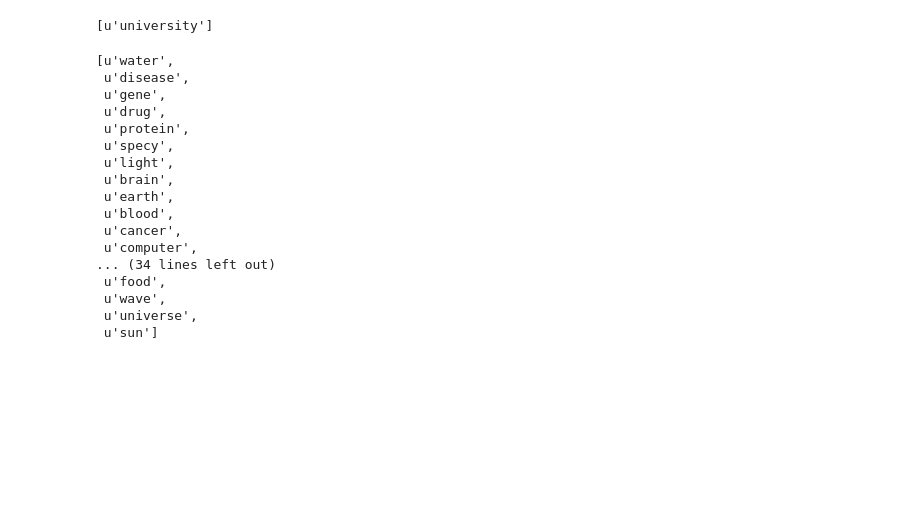
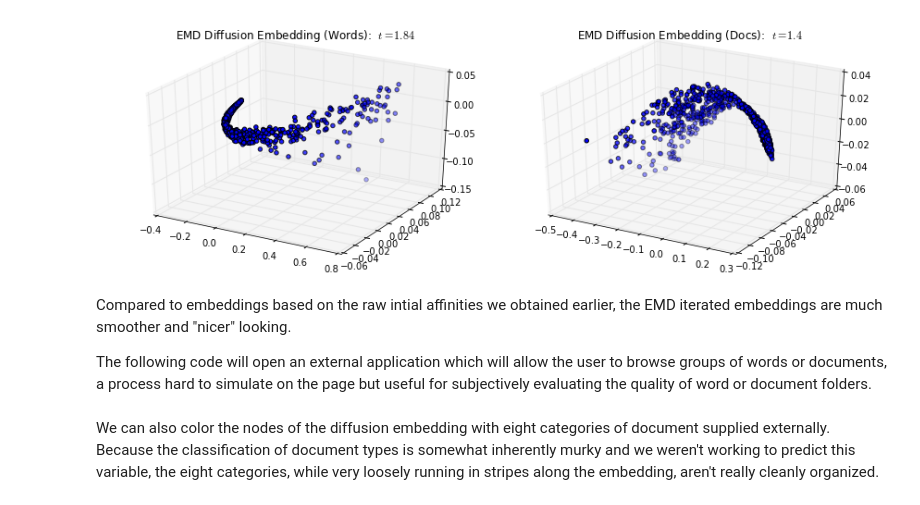
Before and after one commit to hgfalling/pyquest_work, a Jupyter notebook: thesis_SN.ipynb, the cells around one changed output. Drawn from its saved outputs; the diff is of its cells as text; code cells hidden in the pictures; blank space fills up the shorter version.

```diff
--- a/thesis_SN.ipynb
+++ b/thesis_SN.ipynb
@@ -152,8 +123,0 @@ b PhysTech
-# %%
-init_row_aff = affinity.mutual_cosine_similarity(binary_data.T)
-row_vecs,row_vals = markov.markov_eigs(init_row_aff,12)
-plot_utils.plot_embedding(row_vecs,row_vals)
-dtime = 1.0/(1.0-row_vals[1])
-plt.title("Diffusion Embedding: $t={0:1.3}$".format(dtime))
-plt.tight_layout()
-plt.show()
@@ -164,8 +123,0 @@ plt.show()
-# %%
-init_row_aff = affinity.gaussian_euclidean(binary_data.T,knn=10)
-row_vecs,row_vals = markov.markov_eigs(init_row_aff,12)
-plot_utils.plot_embedding(row_vecs,row_vals)
-dtime = 1.0/(1.0-row_vals[1])
-plt.title("Diffusion Embedding: $t={0:1.3}$".format(dtime))
-plt.tight_layout()
-plt.show()
@@ -198,8 +123,0 @@ groups = row_tree.dfs_level(row_tree.tree_depth-1)
-# %%
-init_col_aff = affinity.mutual_cosine_similarity(data)
-col_vecs,col_vals = markov.markov_eigs(init_col_aff,12)
-plot_utils.plot_embedding(col_vecs,col_vals)
-dtime = 1.0/(1.0-col_vals[1])
-plt.title("Diffusion Embedding: $t={0:1.3}$".format(dtime))
-plt.tight_layout()
-plt.show()
@@ -208,8 +123,0 @@ plt.show()
-# %%
-init_col_aff = affinity.gaussian_euclidean(data,knn=5)
-col_vecs,col_vals = markov.markov_eigs(init_col_aff,12)
-plot_utils.plot_embedding(col_vecs,col_vals)
-dtime = 1.0/(1.0-col_vals[1])
-plt.title("Diffusion Embedding: $t={0:1.3}$".format(dtime))
-plt.tight_layout()
-plt.show()
@@ -356,24 +124,14 @@ plt.show()
-# %%
-[words[x] for x in row_tree.children[1].elements]
-# %% [output]
-[u'university']
-# %%
-[words[x] for x in row_tree.children[2].elements[0:50]]
-# %% [output]
-[u'water',
- u'disease',
- u'gene',
- u'drug',
- u'protein',
- u'specy',
- u'light',
- u'brain',
- u'earth',
- u'blood',
- u'cancer',
- u'computer',
-... (34 lines left out)
- u'food',
- u'wave',
- u'universe',
- u'sun']
+# %%
+fig = plt.figure(figsize=(12,4))
+ax1 = fig.add_subplot(121,projection="3d")
+plot_utils.plot_embedding(row_vecs,row_vals,title="EMD Diffusion Embedding (Words): ",ax=ax1)
+ax2 = fig.add_subplot(122,projection="3d")
+plot_utils.plot_embedding(col_vecs,col_vals,title="EMD Diffusion Embedding (Docs): ",ax=ax2)
+plt.tight_layout()
+plt.show()
+# %% [output]
+[figure, added]
+# %% [markdown]
+Compared to embeddings based on the raw intial affinities we obtained earlier, the EMD iterated embeddings are much smoother and "nicer" looking.
+
+The following code will open an external application which will allow the user to browse groups of words or documents, a process hard to simulate on the page but useful for subjectively evaluating the quality of word or document folders.
@@ -379,0 +143,2 @@ plt.show()
+# %% [markdown]
+We can also color the nodes of the diffusion embedding with eight categories of document supplied externally. Because the classification of document types is somewhat inherently murky and we weren't working to predict this variable, the eight categories, while very loosely running in stripes along the embedding, aren't really cleanly organized.
```
Also changed, not shown: parts of 57 cells of this notebook, 1 other file.
